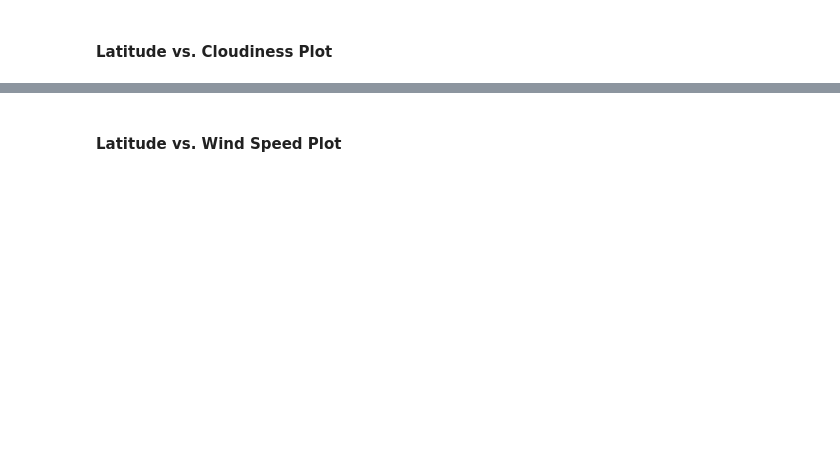
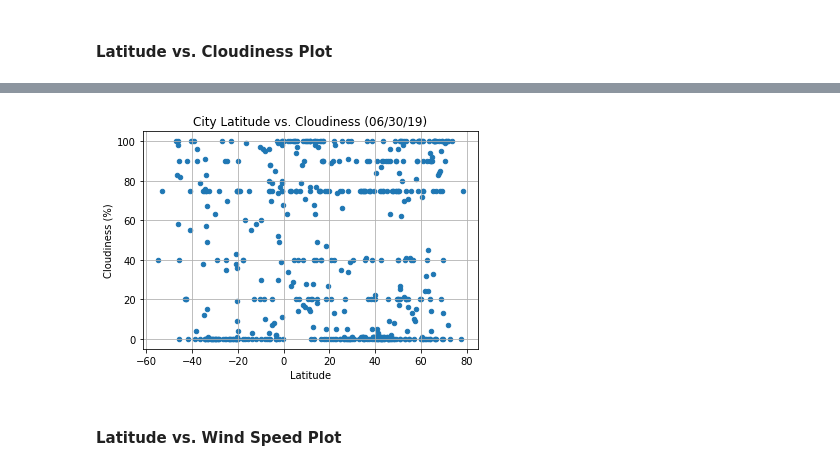
Before and after one commit to harsha-hvs/Python-API, a Jupyter notebook: WeatherPy.ipynb, the cells around one changed output, grey strips where cells are left out. Saved outputs shown, nothing was run; the diff lists cells and outputs as text; code cells hidden in the pictures; blank space fills up the shorter version.

```diff
--- a/WeatherPy.ipynb
+++ b/WeatherPy.ipynb
@@ -117,2 +204,20 @@ dtype: int64
+# %%
+
+# Build a scatter plot for each data type
+plt.scatter(weather_data["Lat"], weather_data["Cloudiness"], marker="o", s=20)
+
+# Incorporate the other graph properties
+plt.title("City Latitude vs. Cloudiness (06/30/19)")
+plt.ylabel("Cloudiness (%)")
+plt.xlabel("Latitude")
+plt.grid(True)
+
+# Save the figure
+plt.savefig("Output_Plots/Cloudiness_vs_Latitude.png")
+
+# Show plot
+plt.show()
+# %% [output]
+[figure, added]
 # %% [markdown]
 #### Latitude vs. Wind Speed Plot
```
Also changed, not shown: parts of 14 cells of this notebook, 5 other files.
